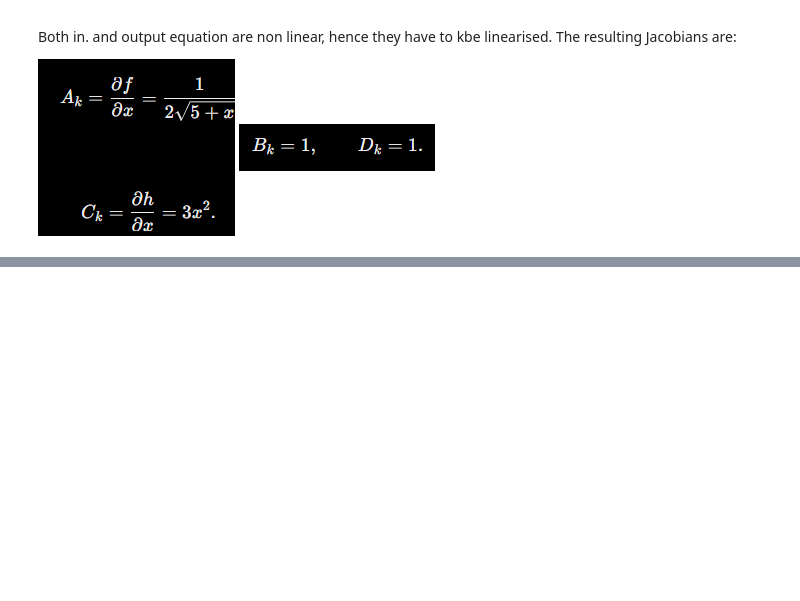
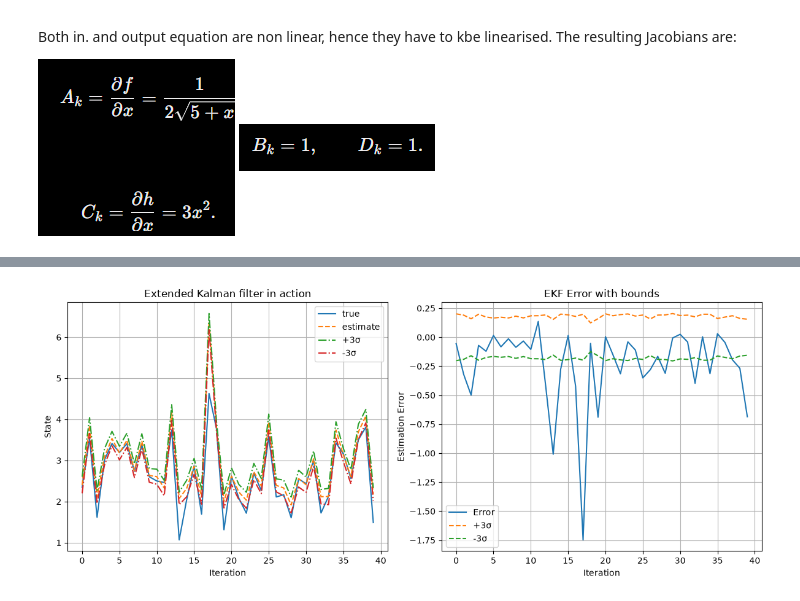
Before and after one commit to AnMiKi/002_python_Algos4BMS, a Jupyter notebook: jupyter-notes/notebooks/04_simpleEKF.ipynb, the cells around one changed output, grey strips where cells are left out. Saved outputs shown, nothing was run; the diff lists cells and outputs as text; code cells hidden in the pictures; blank space fills up the shorter version.

```diff
--- a/jupyter-notes/notebooks/04_simpleEKF.ipynb
+++ b/jupyter-notes/notebooks/04_simpleEKF.ipynb
@@ -156,0 +159,81 @@ for k in range(maxIter):
+# %%
+iterations = np.arange(maxIter)
+
+bounds = 3.0 * np.sqrt(SigmaXstore)
+
+fig, ax = plt.subplots(1, 2, figsize=(12, 5))
+
+# ------------------------------------------------------------
+# State estimate
+# ------------------------------------------------------------
+
+ax[0].plot(
+    iterations,
+    xstore[:maxIter],
+    label="true"
+)
+
+ax[0].plot(
+    iterations,
+    xhatstore,
+    "--",
+    label="estimate"
+)
+
+ax[0].plot(
+    iterations,
+    xhatstore + bounds,
+    "-.",
+    label="+3σ"
+)
+
+ax[0].plot(
+    iterations,
+    xhatstore - bounds,
+    "-.",
+    label="-3σ"
+)
+
+ax[0].grid()
+ax[0].legend()
+ax[0].set_title("Extended Kalman filter in action")
+ax[0].set_xlabel("Iteration")
+ax[0].set_ylabel("State")
+
+
+# ------------------------------------------------------------
+# Estimation error
+# ------------------------------------------------------------
+
+estErr = xstore[:maxIter] - xhatstore
+
+ax[1].plot(
+    iterations,
+    estErr,
+    label="Error"
+)
+
+ax[1].plot(
+    iterations,
+    bounds,
+    "--",
+    label="+3σ"
+)
+
+ax[1].plot(
+    iterations,
+    -bounds,
+    "--",
+    label="-3σ"
+)
+
+ax[1].grid()
+ax[1].legend()
+ax[1].set_title("EKF Error with bounds")
+ax[1].set_xlabel("Iteration")
+ax[1].set_ylabel("Estimation Error")
+
+plt.tight_layout()
+plt.show()
+# %% [output]
+[figure, added]
```
Also changed, not shown: parts of 1 cell of this notebook, 2 other files.
